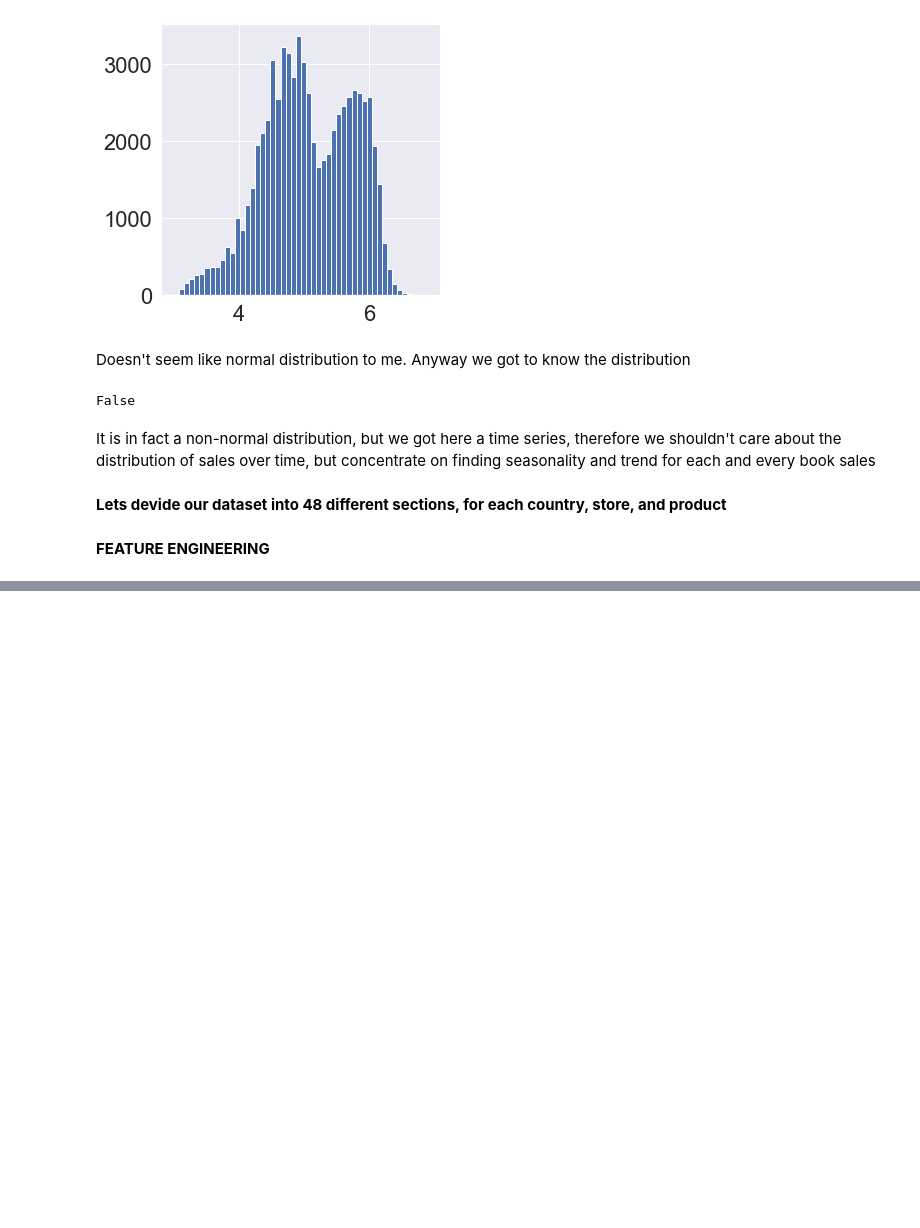
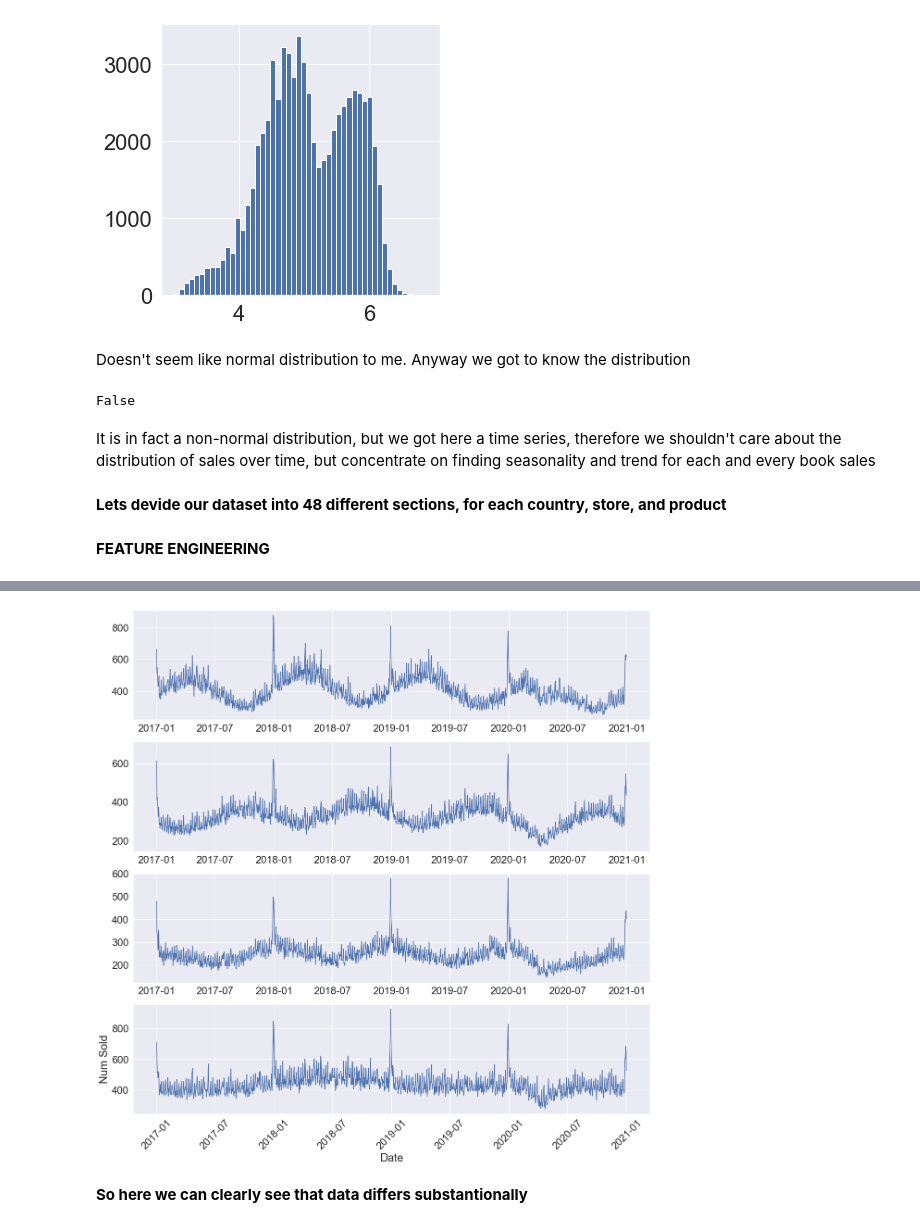
Before and after one commit to Serueja/kaggle-comps, a Jupyter notebook: tabular_playground_series/t_p_s_init.ipynb, the cells around one changed output, grey strips where cells are left out. Cells and saved outputs as stored; diff of their text form; code cells hidden in the pictures; blank space fills up the shorter version.

Commit message:
assured to use 48 different models and datasets

```diff
--- a/tabular_playground_series/t_p_s_init.ipynb
+++ b/tabular_playground_series/t_p_s_init.ipynb
@@ -240,0 +333,3 @@ It is in fact a non-normal distribution, but we got here a time series, therefor
+# %%
+for i in X_train:
+    i.drop(['row_id', 'country', 'store', 'product', 'new_date'], axis=1, inplace=True)
@@ -240,0 +350,13 @@ It is in fact a non-normal distribution, but we got here a time series, therefor
+# %%
+from matplotlib.pyplot import figure, subplot
+plt.rcParams["figure.figsize"] = (20,20)
+fig, ax = plt.subplots(4)
+for i in range(4):
+    ax[i].plot('date', 'num_sold', data=X_train[i], linestyle='solid')
+    plt.xticks(rotation=45)
+    plt.xlabel('Date')
+    plt.ylabel('Num Sold')
+# %% [output]
+[figure, added]
+# %% [markdown]
+**So here we can clearly see that data differs substantionally**
```
Also changed, not shown: parts of 6 cells of this notebook.
